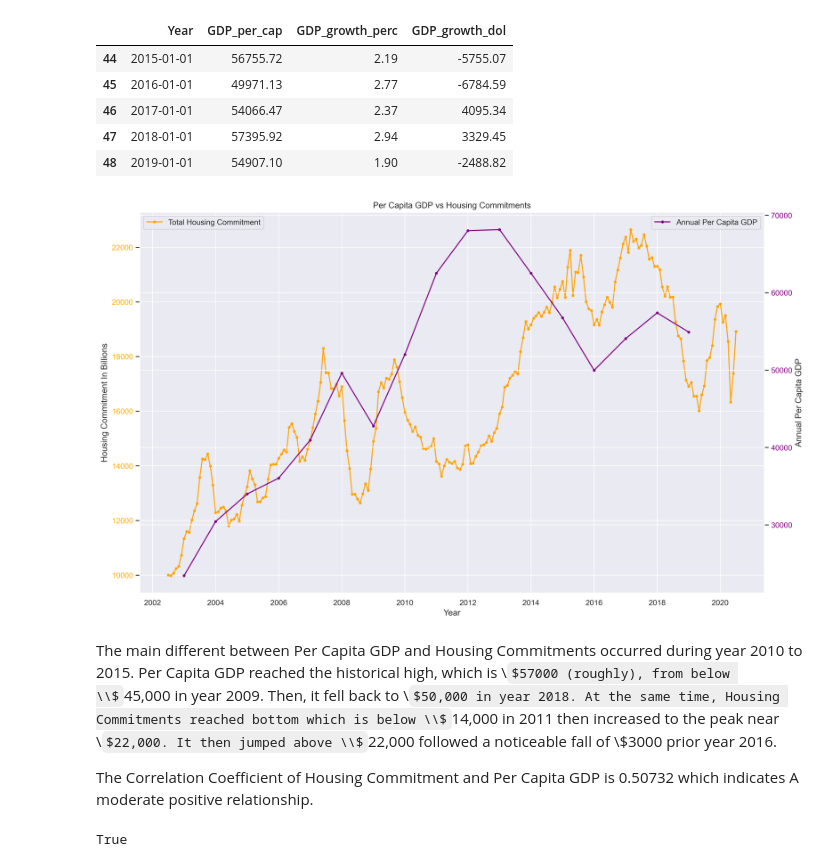
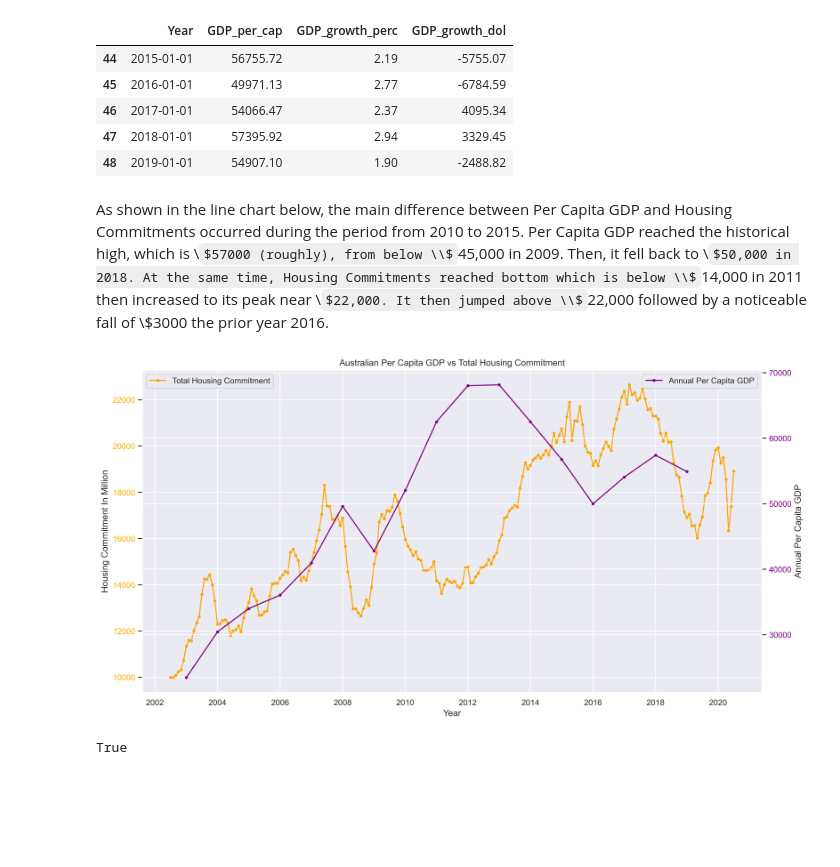
Before and after one commit to MDSI-AUG-2020-DSP/ASX, a Jupyter notebook: Housing_GDP.ipynb, the cells around one changed output. Saved outputs shown, nothing was run; the diff lists cells and outputs as text; code cells hidden in the pictures; some formulas as TeX source; blank space fills up the shorter version.

```diff
--- a/Housing_GDP.ipynb
+++ b/Housing_GDP.ipynb
@@ -494,41 +453,39 @@ gdp_per_cap_d.tail()
 | 46 | 2017-01-01 | 54066.47 | 2.37 | 4095.34 |
 | 47 | 2018-01-01 | 57395.92 | 2.94 | 3329.45 |
 | 48 | 2019-01-01 | 54907.10 | 1.90 | -2488.82 |
+# %% [markdown]
+As shown in the line chart below, the main difference between Per Capita GDP and Housing Commitments occurred during the period from 2010 to 2015. Per Capita GDP reached the historical high, which is \\$57000 (roughly), from below \\$45,000 in 2009. Then, it fell back to \\$50,000 in 2018. At the same time, Housing Commitments reached bottom which is below \\$14,000 in 2011 then increased to its peak near \\$22,000. It then jumped above \\$22,000 followed by a noticeable fall of \\$3000 the prior year 2016.
 # %%
 # Create the line charts for Per Capita GDP vs Housing Commitments
 total = house_commitment['Total'].tolist()
 total_diff = house_commitment['yearly_difference_total'].tolist()
 month_c = house_commitment['Date'].tolist()
 
 gdp_d = gdp_per_cap_d['GDP_per_cap'].tolist()
 gdp_d_differ = gdp_per_cap_d['GDP_growth_dol'].tolist()
 year_d = gdp_per_cap_d['Year'].tolist()
 
-fig = plt.figure(figsize = (16,10), dpi = 300)
+fig = plt.figure(figsize = (15,8), dpi = 300)
 
 axes1 = fig.add_subplot(111)
 axes1.set_xlabel('Year')
-axes1.set_ylabel('Housing Commitment In Billions')
+axes1.set_ylabel('Housing Commitment In Million')
 lns1 = axes1.plot(month_c, total,marker = ".", color = "orange", label = "Total Housing Commitment")
 axes1.tick_params(axis='y', labelcolor="orange")
 axes1.legend(loc = "upper left")
 
 axes2 = axes1.twinx()
 
 color = 'tab:purple'
 axes2.set_ylabel('Annual Per Capita GDP')
 lns2 = axes2.plot(year_d, gdp_d, marker = ".", color = "purple", label = "Annual Per Capita GDP")
 axes2.tick_params(axis='y', labelcolor="purple")
 axes2.legend(loc = "upper right")
 
-plt.title('Per Capita GDP vs Housing Commitments')
+plt.title('Australian Per Capita GDP vs Total Housing Commitment')
 plt.show()
 # %% [output]
-[figure, old version]
+[figure, new version]
-# %% [markdown]
-The main different between Per Capita GDP and Housing Commitments occurred during year 2010 to 2015. Per Capita GDP reached the historical high, which is \\$57000 (roughly), from below \\$45,000 in year 2009. Then, it fell back to \\$50,000 in year 2018. At the same time, Housing Commitments reached bottom which is below \\$14,000 in 2011 then increased to the peak near \\$22,000. It then jumped above \\$22,000 followed a noticeable fall of \\$3000 prior year 2016.
-
-The Correlation Coefficient of Housing Commitment and Per Capita GDP is 0.50732 which indicates A moderate positive relationship.
 # %%
 ## filter `gdp_per_cap` and `house_commitment` to time period (2003-01-01 ~ 2019-01-01)
 start_date_e = "2003-01-01"
```
Also changed, not shown: parts of 29 cells of this notebook, 1 other file.
